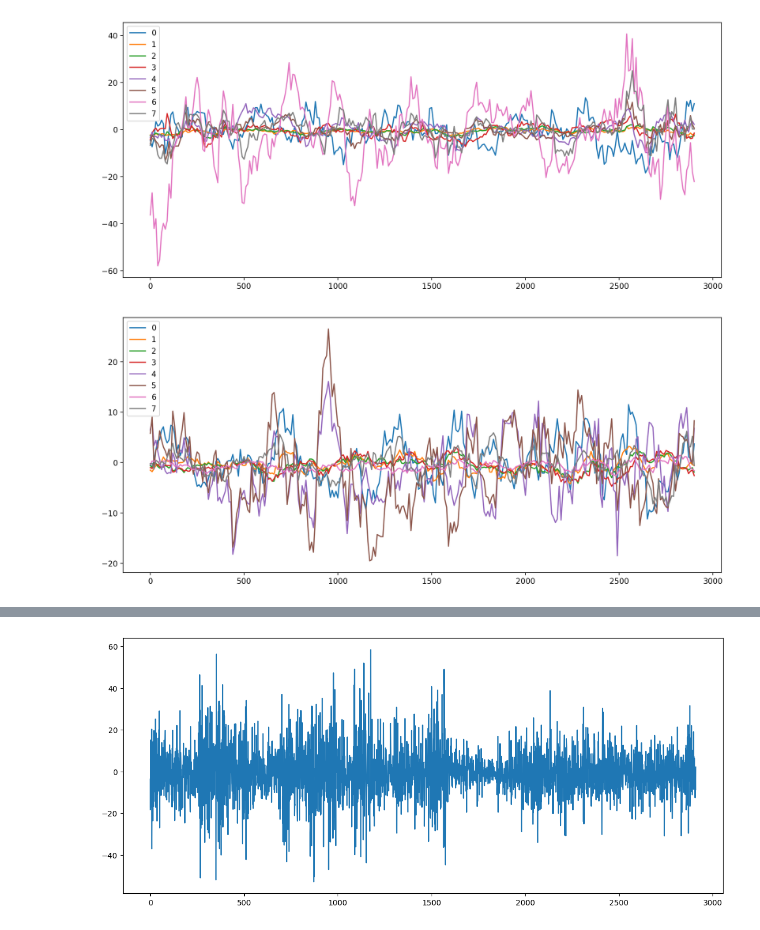
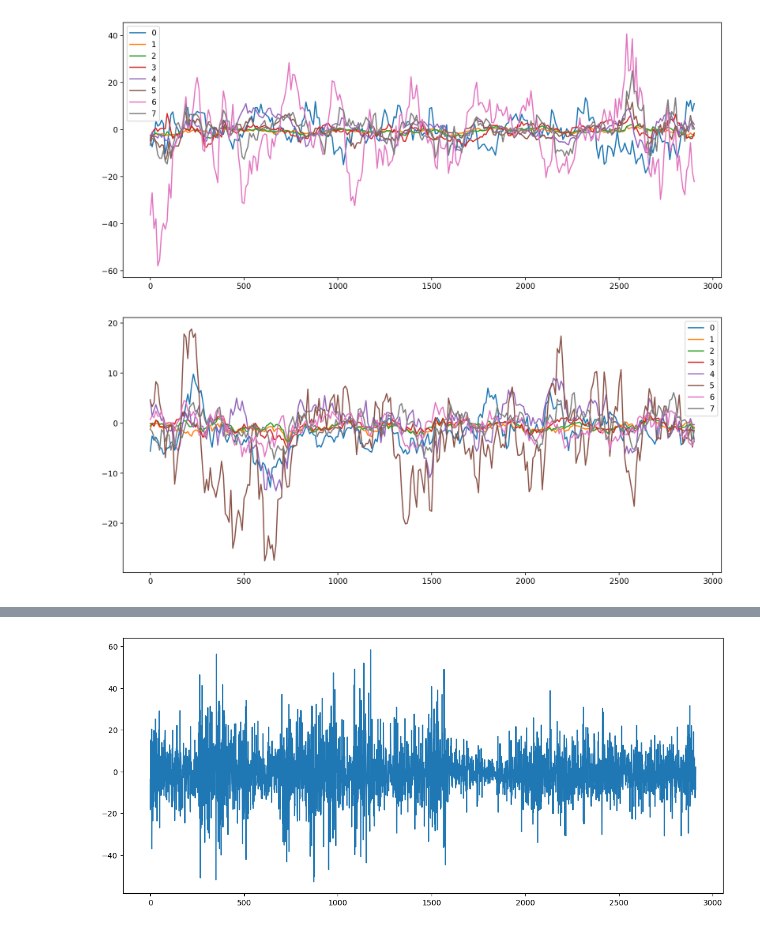
Before and after one commit to jfpm10-ua/Proyecto-AA-EMG_sensors, a Jupyter notebook: pruebas.ipynb, the cells around one changed output, grey strips where cells are left out. Drawn from its saved outputs; the diff is of its cells as text; code cells hidden in the pictures.

```diff
--- a/pruebas.ipynb
+++ b/pruebas.ipynb
@@ -90,12 +88,12 @@ plt.show()
 # %%
 plt.figure(figsize=(14, 6), dpi=200)
 window = 10
 for i in range(8):
     # plt.plot(df_0.iloc[:, i])
-    a = np.array([np.mean(df_1.iloc[:, i][j:j + window]) for j in range(math.floor(df_1.shape[0] / window) + 1)])
+    a = np.array([np.mean(df_3.iloc[:, i][j:j + window]) for j in range(math.floor(df_1.shape[0] / window) + 1)])
     plt.plot(np.arange(0, df_1.shape[0], window), a, label=f"{i}")
 
 plt.legend()
 plt.show()
 # %% [output]
-[figure, old version]
+[figure, new version]
```
Also changed, not shown: parts of 9 cells of this notebook, 2 other files.
